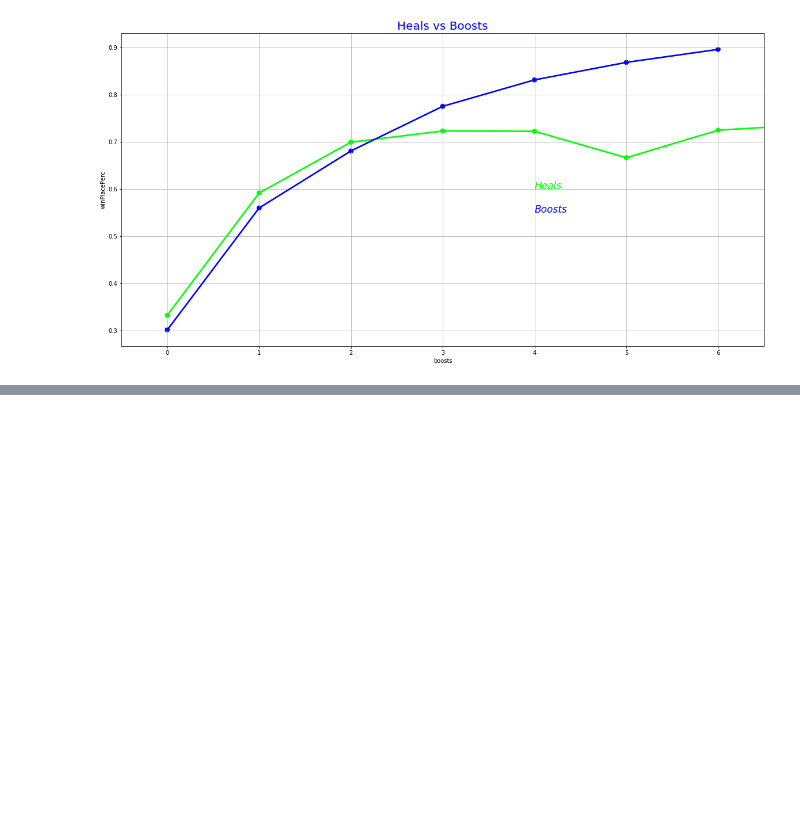
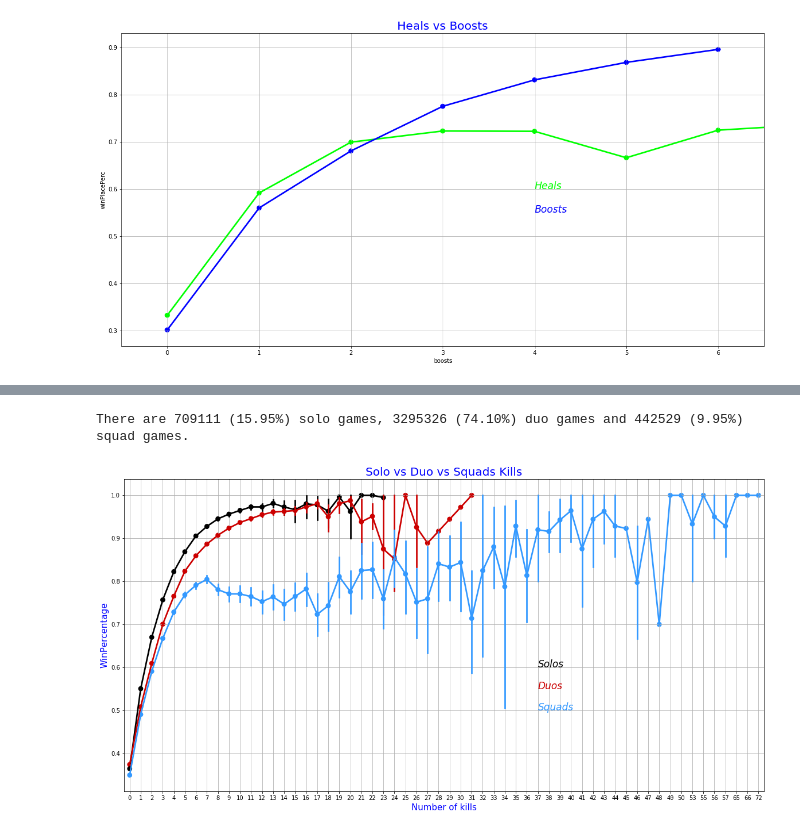
Before and after one commit to Sen-Ma/PUBG-Kaggle, a Jupyter notebook: PUBG_EDA_is_Fun.ipynb, the cells around one changed output, grey strips where cells are left out. Cells and saved outputs as stored; diff of their text form; code cells hidden in the pictures; blank space fills up the shorter version.

```diff
--- a/PUBG_EDA_is_Fun.ipynb
+++ b/PUBG_EDA_is_Fun.ipynb
@@ -205,0 +214,24 @@ sns.jointplot(x = "winPlacePerc", y = "heals", data = train, height = 10, ratio
+# %%
+solos = train[train['numGroups']>50]
+duos = train[(train['numGroups']>25) & (train['numGroups']<=50)]
+squads = train[train['numGroups']<=25]
+
+print("There are {} ({:.2f}%) solo games, {} ({:.2f}%) duo games and {} ({:.2f}%) squad games.".format(len(solos), 100*len(solos)/ len(train), len(duos), 100*len(duos)/len(train), len(squads), 100*len(squads)/len(train),))
+# %% [output]
+There are 709111 (15.95%) solo games, 3295326 (74.10%) duo games and 442529 (9.95%) squad games.
+# %%
+f, ax1 = plt.subplots(figsize = (20,10))
+sns.pointplot(x = 'kills', y = 'winPlacePerc', data = solos, color = 'black', alpha = 0.8)
+sns.pointplot(x = 'kills', y = 'winPlacePerc', data = duos, color = '#CC0000', alpha = 0.8)
+sns.pointplot(x = 'kills', y = 'winPlacePerc', data = squads, color = '#3399FF', alpha = 0.8)
+
+plt.text(37,0.6, 'Solos',color = 'black', fontsize = 17, style = 'italic')
+plt.text(37,0.55, 'Duos', color = '#CC0000', fontsize = 17, style = 'italic')
+plt.text(37,0.5, 'Squads', color = '#3399FF', fontsize = 17, style = 'italic')
+plt.xlabel('Number of kills', fontsize = 15, color = 'blue')
+plt.ylabel('WinPercentage', fontsize = 15, color = 'blue')
+plt.title('Solo vs Duo vs Squads Kills', fontsize = 20, color = 'blue')
+plt.grid()
+plt.show()
+# %% [output]
+[figure, added]
```
Also changed, not shown: parts of 2 cells of this notebook.
